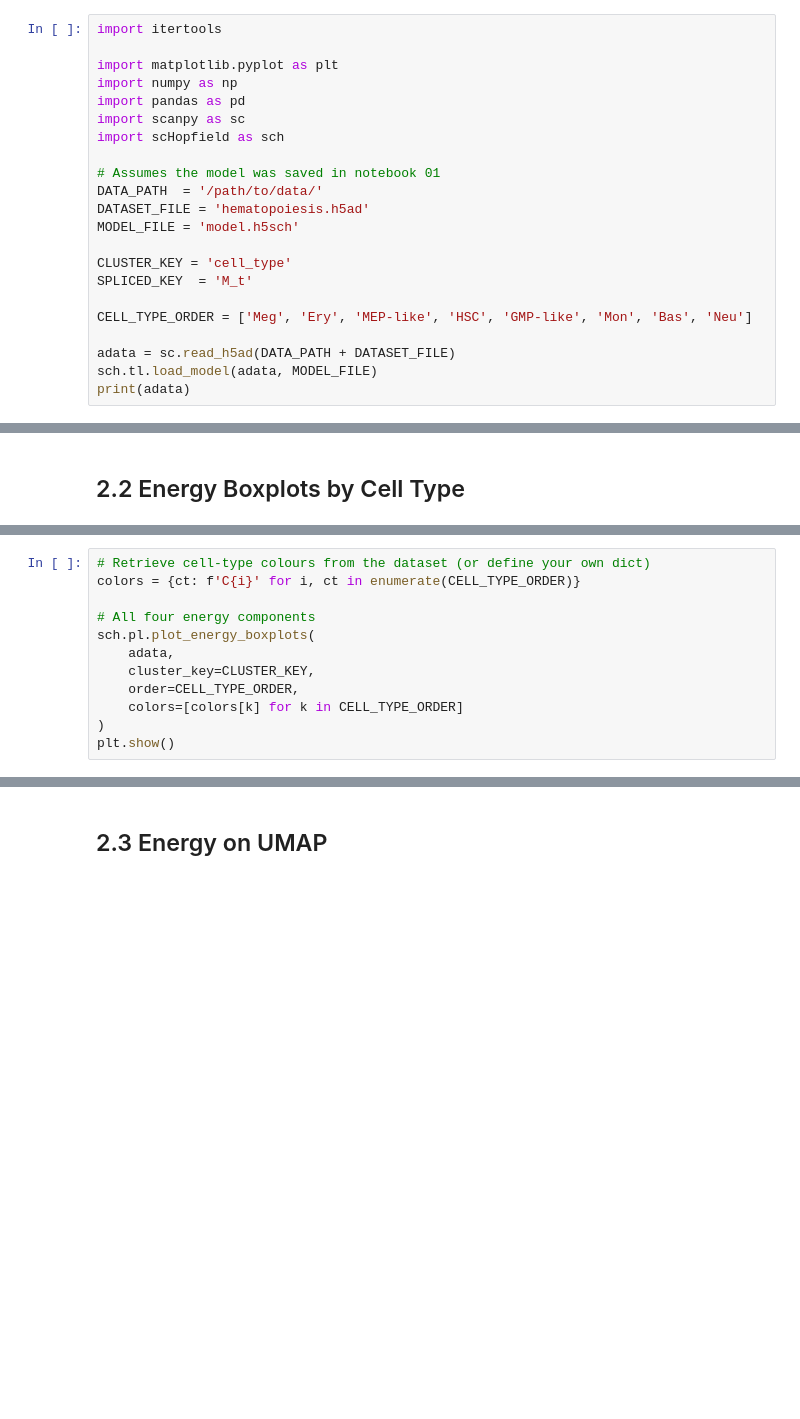
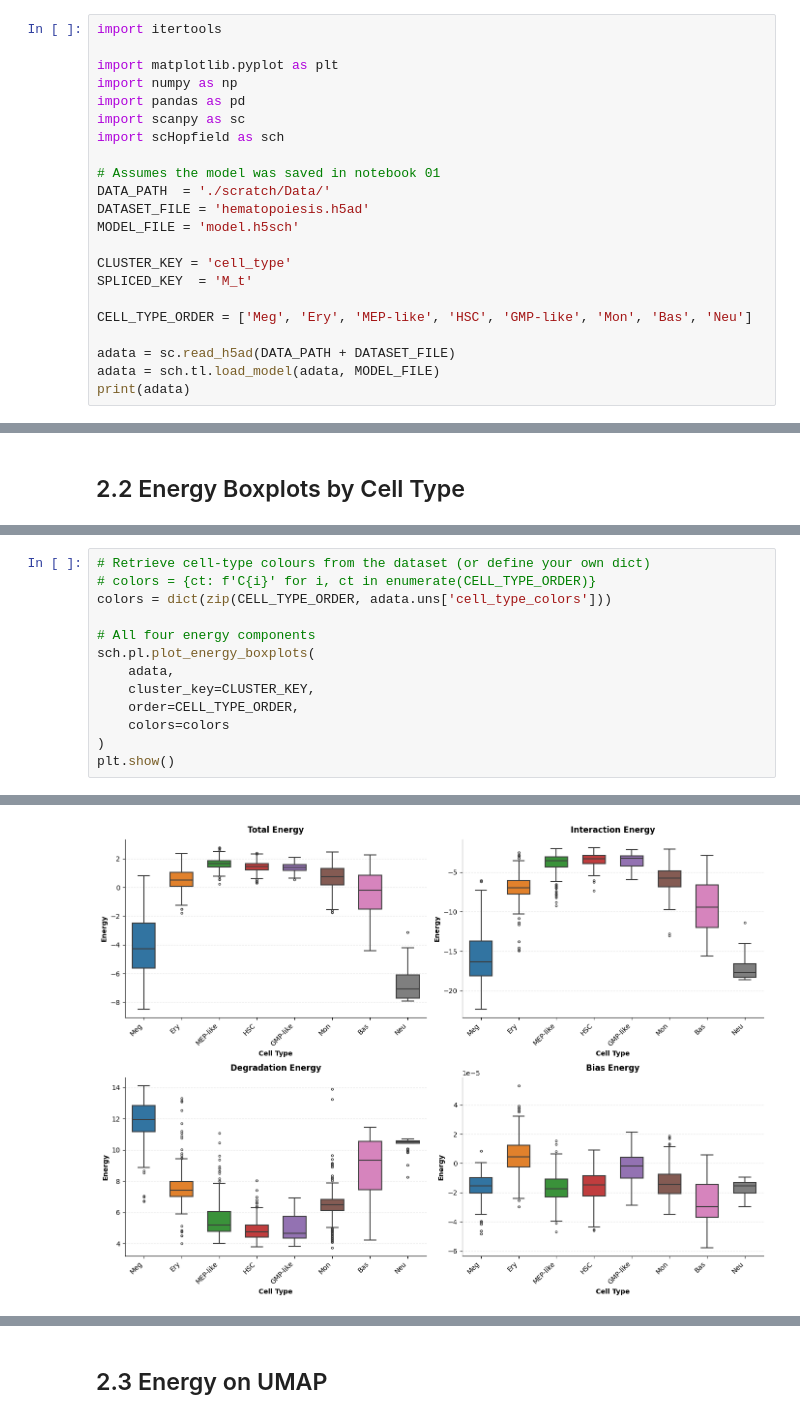
Before and after one commit to Bernaljp/scHopfield, a Jupyter notebook: notebooks/02_energy_analysis.ipynb, the cells around one changed output, grey strips where cells are left out. Drawn from its saved outputs; the diff is of its cells as text; blank space fills up the shorter version.

Commit message:
Fix: color parsing

```diff
--- a/notebooks/02_energy_analysis.ipynb
+++ b/notebooks/02_energy_analysis.ipynb
@@ -36,7 +36,7 @@ import scanpy as sc
 import scHopfield as sch
 
 # Assumes the model was saved in notebook 01
-DATA_PATH  = '/path/to/data/'
+DATA_PATH  = './scratch/Data/'
 DATASET_FILE = 'hematopoiesis.h5ad'
 MODEL_FILE = 'model.h5sch'
 
@@ -46,5 +46,5 @@ SPLICED_KEY  = 'M_t'
 CELL_TYPE_ORDER = ['Meg', 'Ery', 'MEP-like', 'HSC', 'GMP-like', 'Mon', 'Bas', 'Neu']
 
 adata = sc.read_h5ad(DATA_PATH + DATASET_FILE)
-sch.tl.load_model(adata, MODEL_FILE)
+adata = sch.tl.load_model(adata, MODEL_FILE)
 print(adata)
@@ -69,12 +118,14 @@ print(summary['energy_total'].round(3))
 # %%
 # Retrieve cell-type colours from the dataset (or define your own dict)
-colors = {ct: f'C{i}' for i, ct in enumerate(CELL_TYPE_ORDER)}
+# colors = {ct: f'C{i}' for i, ct in enumerate(CELL_TYPE_ORDER)}
+colors = dict(zip(CELL_TYPE_ORDER, adata.uns['cell_type_colors']))
 
 # All four energy components
 sch.pl.plot_energy_boxplots(
     adata,
     cluster_key=CLUSTER_KEY,
     order=CELL_TYPE_ORDER,
-    colors=[colors[k] for k in CELL_TYPE_ORDER]
+    colors=colors
 )
 plt.show()
+# %% [output]
@@ -81,3 +147,4 @@ plt.show()
+[figure, added]
 # %%
 # Total energy only
 sch.pl.plot_energy_boxplots(
```
Also changed, not shown: parts of 11 cells of this notebook, 5 other files.
